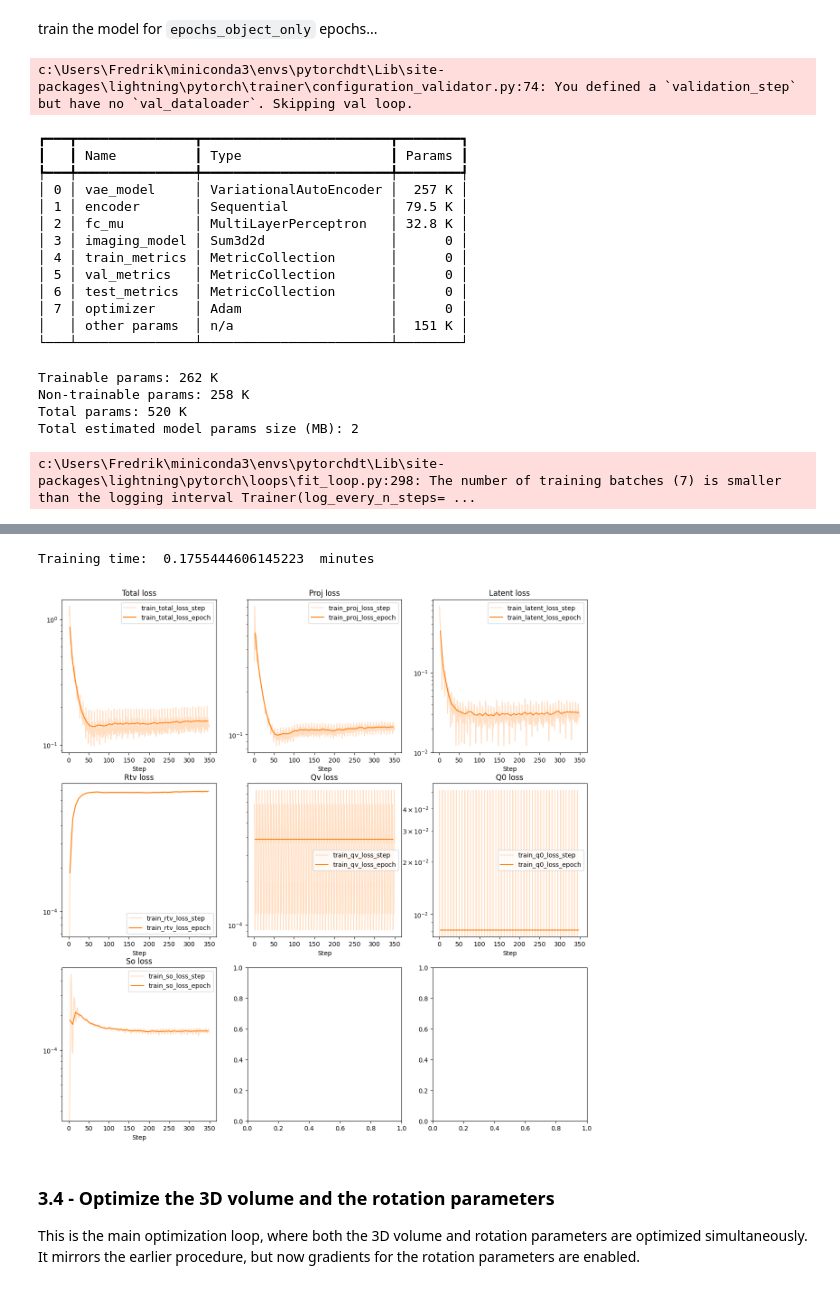
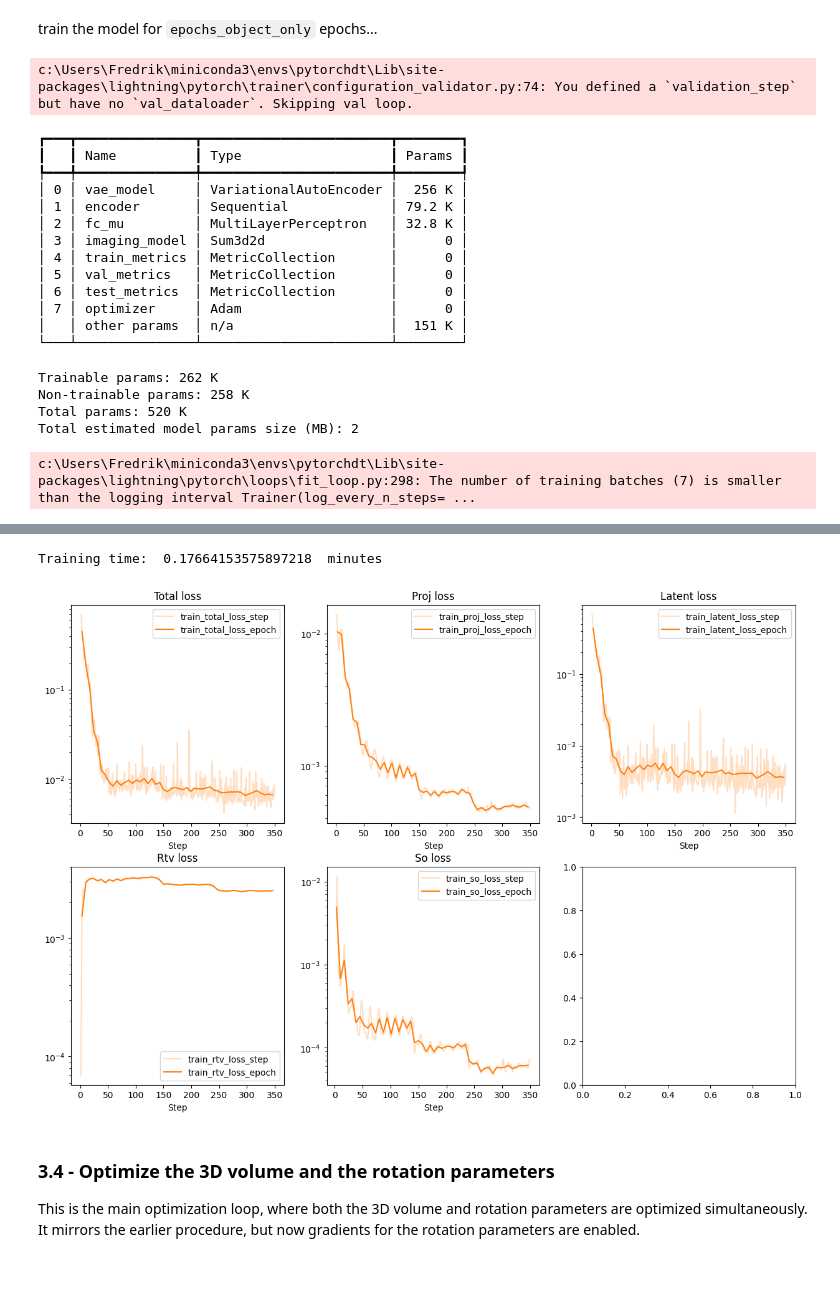
Before and after one commit to SkariZ/TomoDpDt, a Jupyter notebook: Notebooks/sum_projection_1ax.ipynb, the cells around one changed output, grey strips where cells are left out. Saved outputs shown, nothing was run; the diff lists cells and outputs as text; code cells hidden in the pictures.

```diff
--- a/Notebooks/sum_projection_1ax.ipynb
+++ b/Notebooks/sum_projection_1ax.ipynb
@@ -32,7 +32,7 @@ Using device: cuda
 
 In this example, we load a 3D volume consisting of small Gaussian blobs placed randomly within the volume. The original volume is 64x64x64 voxels in size, but it can be upsampled or downsampled to any desired resolution.
 # %%
-volume = tomodpdt.VOL_GAUSS_MULT
+volume = tomodpdt.VOL_GAUSS_MULT-1.33
 # %%
 print(f"Shape of the volume: {volume.shape}")
 # %% [output]
@@ -203,7 +203,7 @@ N=volume.shape[0]
 # Create the tomographic_model
 tomographic_model = tomodpdt.Tomography(
     volume_size=(N, N, N), # The size of the volume
-    initial_volume='refraction', # 'refraction' since we are optimizing the refractive index
+    initial_volume='zeros', # 'refraction' since we are optimizing the refractive index
     rotation_optim_case='basis', # 'basis' or 'quaternion', 'basis' is smoother
     imaging_model=sum_model, # The imaging model
     )
@@ -283,6 +283,9 @@ train the model for `epochs_object_only` epochs...
 # %%
 # Toggle the gradients of the quaternion parameters to False
 tomographic_model.toggle_gradients_quaternion(False)
+
+# Toggle the gradients of the quaternion parameters to False
+tomographic_model.toggle_gradients_translation(False)
 
 # Move the model to device
 tomographic_model.move_all_to_device(DEV)
@@ -290,38 +293,38 @@ tomographic_model.move_all_to_device(DEV)
 # Train the model
 start_time = time.time()
 trainer = dl.Trainer(max_epochs=epochs_object_only, accelerator="auto", log_every_n_steps=10)
-trainer.fit(tomographic_model, DataLoader(idx, batch_size=batch_size_object_only , shuffle=False))
+trainer.fit(tomographic_model, DataLoader(idx, batch_size=batch_size_object_only , shuffle=True))
 print("Training time: ", (time.time() - start_time) / 60, " minutes")
 
 # Plot the training history
 try:
     trainer.history.plot()
 except:
     print("No history to plot...")
 # %% [output]
 c:\Users\Fredrik\miniconda3\envs\pytorchdt\Lib\site-packages\lightning\pytorch\trainer\configuration_validator.py:74: You defined a `validation_step` but have no `val_dataloader`. Skipping val loop.
 ┏━━━┳━━━━━━━━━━━━━━━┳━━━━━━━━━━━━━━━━━━━━━━━━┳━━━━━━━━┓
 ┃   ┃ Name          ┃ Type                   ┃ Params ┃
 ┡━━━╇━━━━━━━━━━━━━━━╇━━━━━━━━━━━━━━━━━━━━━━━━╇━━━━━━━━┩
-│ 0 │ vae_model     │ VariationalAutoEncoder │  257 K │
-│ 1 │ encoder       │ Sequential             │ 79.5 K │
+│ 0 │ vae_model     │ VariationalAutoEncoder │  256 K │
+│ 1 │ encoder       │ Sequential             │ 79.2 K │
 │ 2 │ fc_mu         │ MultiLayerPerceptron   │ 32.8 K │
 │ 3 │ imaging_model │ Sum3d2d                │      0 │
 │ 4 │ train_metrics │ MetricCollection       │      0 │
 │ 5 │ val_metrics   │ MetricCollection       │      0 │
 │ 6 │ test_metrics  │ MetricCollection       │      0 │
 │ 7 │ optimizer     │ Adam                   │      0 │
 │   │ other params  │ n/a                    │  151 K │
 └───┴───────────────┴────────────────────────┴────────┘
 Trainable params: 262 K
 Non-trainable params: 258 K
 Total params: 520 K
 Total estimated model params size (MB): 2
 c:\Users\Fredrik\miniconda3\envs\pytorchdt\Lib\site-packages\lightning\pytorch\loops\fit_loop.py:298: The number of training batches (7) is smaller than the logging interval Trainer(log_every_n_steps= ...
 [interactive output not drawn]
 [interactive output not drawn]
-Training time:  0.1755444606145223  minutes
+Training time:  0.17664153575897218  minutes
-[figure, old version]
+[figure, new version]
 # %% [markdown]
 ### 3.4 - Optimize the 3D volume and the rotation parameters
 
```
Also changed, not shown: parts of 9 cells of this notebook, 5 other files.
